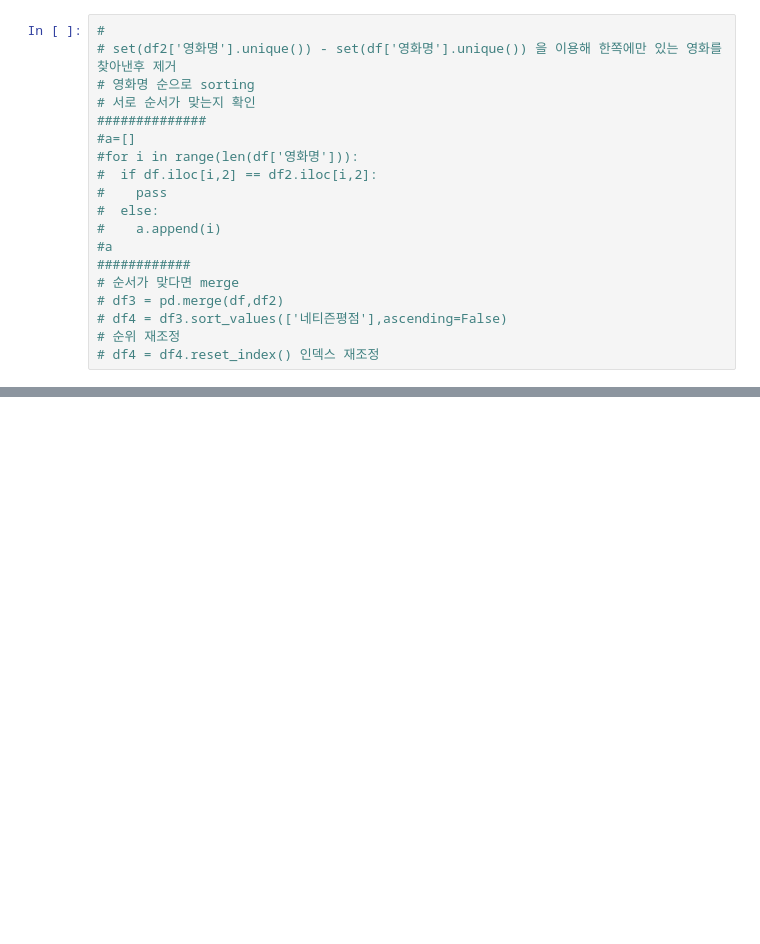
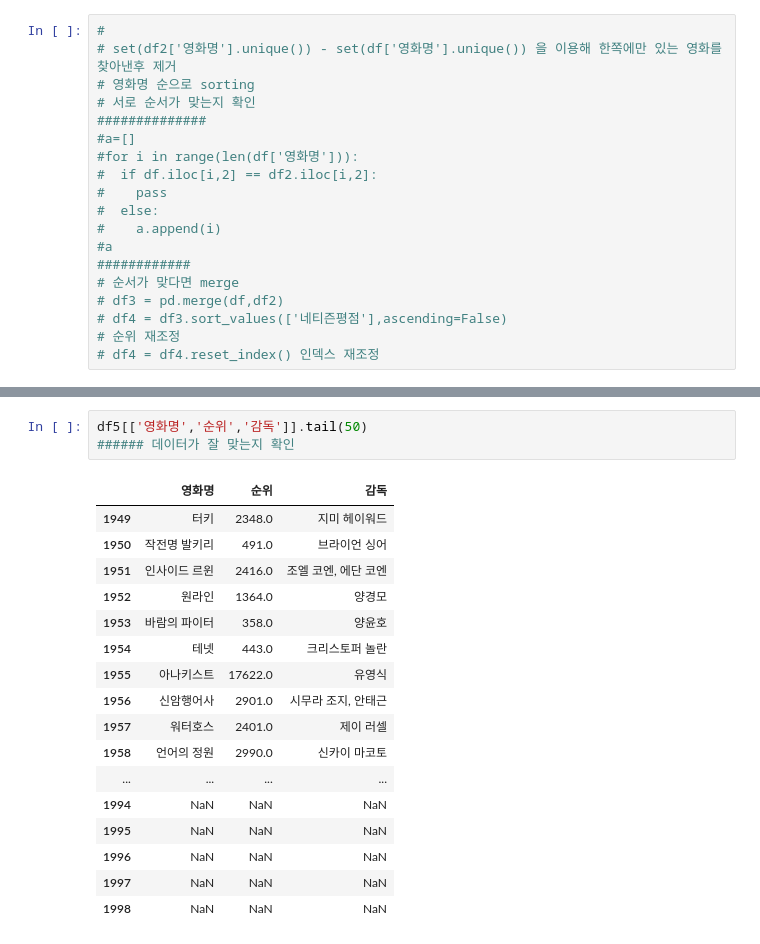
Before and after one commit to GwonSeop/-, a Jupyter notebook: 첫번째_프로젝트/04자료합치기.ipynb, the cells around one changed output, grey strips where cells are left out. Cells and saved outputs as stored; diff of their text form; blank space fills up the shorter version.

```diff
--- a/첫번째_프로젝트/04자료합치기.ipynb
+++ b/첫번째_프로젝트/04자료합치기.ipynb
@@ -170,0 +116,21 @@ Name: 1958, dtype: object
+# %%
+df5[['영화명','순위','감독']].tail(50)
+###### 데이터가 잘 맞는지 확인
+# %% [output]
+|  | 영화명 | 순위 | 감독 |
+| 1949 | 터키 | 2348.0 | 지미 헤이워드 |
+| 1950 | 작전명 발키리 | 491.0 | 브라이언 싱어 |
+| 1951 | 인사이드 르윈 | 2416.0 | 조엘 코엔, 에단 코엔 |
+| 1952 | 원라인 | 1364.0 | 양경모 |
+| 1953 | 바람의 파이터 | 358.0 | 양윤호 |
+| 1954 | 테넷 | 443.0 | 크리스토퍼 놀란 |
+| 1955 | 아나키스트 | 17622.0 | 유영식 |
+| 1956 | 신암행어사 | 2901.0 | 시무라 조지, 안태근 |
+| 1957 | 워터호스 | 2401.0 | 제이 러셀 |
+| 1958 | 언어의 정원 | 2990.0 | 신카이 마코토 |
+| ... | ... | ... | ... |
+| 1994 | NaN | NaN | NaN |
+| 1995 | NaN | NaN | NaN |
+| 1996 | NaN | NaN | NaN |
+| 1997 | NaN | NaN | NaN |
+| 1998 | NaN | NaN | NaN |
```
Also changed, not shown: parts of 54 cells of this notebook, 1 other file.
